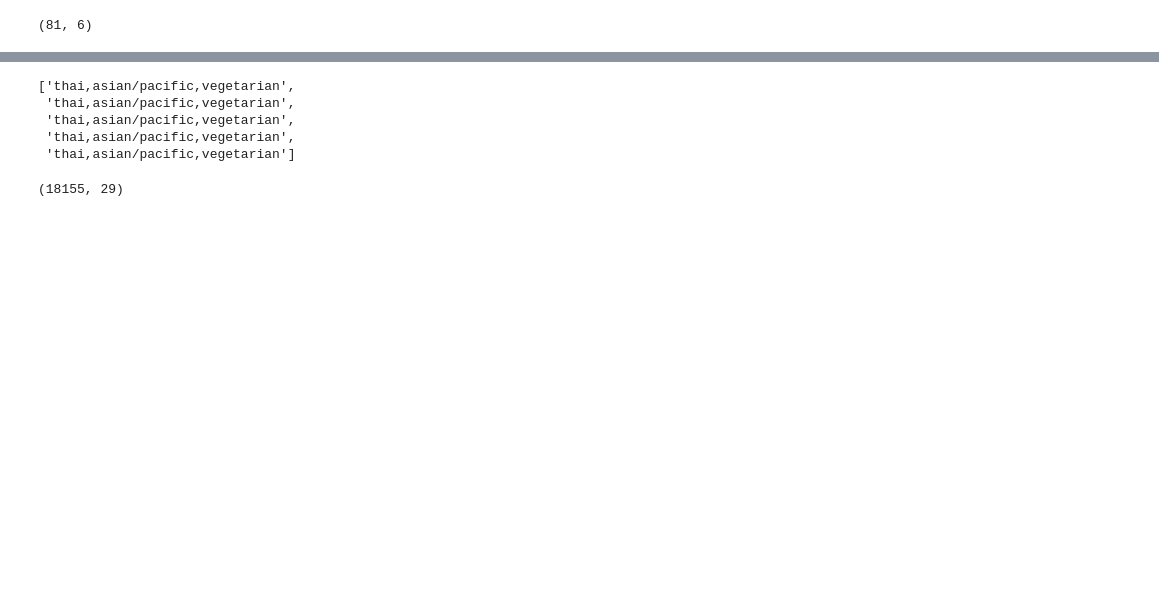
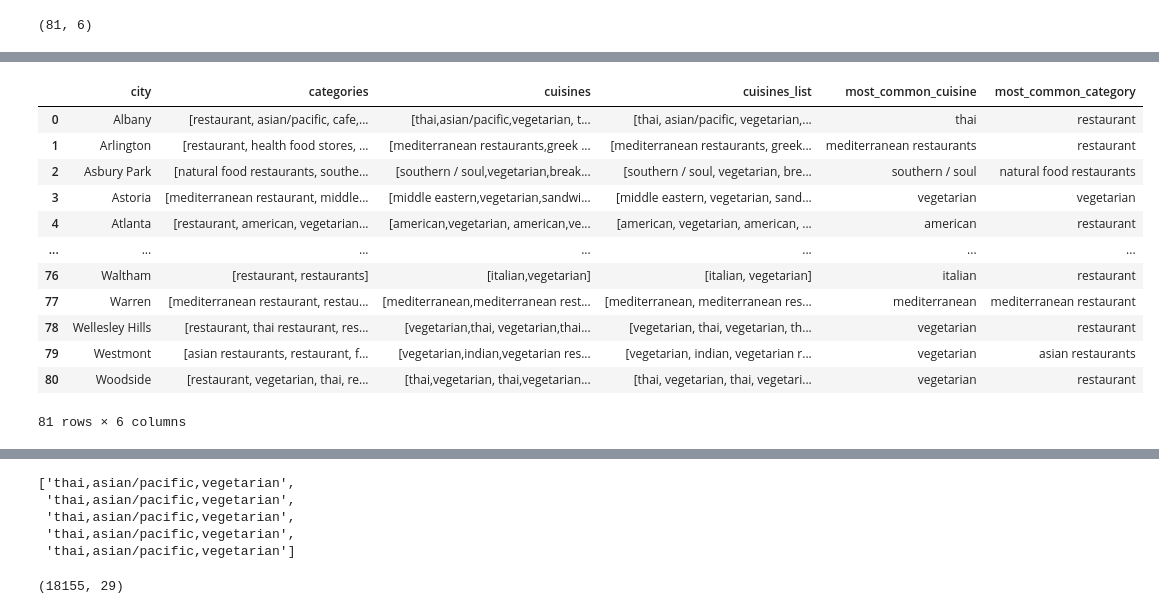
Before and after one commit to krips2398/vegan-planet, a Jupyter notebook: data_transformation/data_transformation.ipynb, the cells around one changed output, grey strips where cells are left out. Cells and saved outputs as stored; diff of their text form; code cells hidden in the pictures; blank space fills up the shorter version.

```diff
--- a/data_transformation/data_transformation.ipynb
+++ b/data_transformation/data_transformation.ipynb
@@ -640,3 +649,19 @@ df_modified
 | 80 | Woodside | [restaurant, vegetarian, thai, re... | [thai,vegetarian, thai,vegetarian... | [thai, vegetarian, thai, vegetari... | vegetarian | restaurant |
 81 rows × 6 columns
+# %%
+df_modified
+# %% [output]
+|  | city | categories | cuisines | cuisines_list | most_common_cuisine | most_common_category |
+| 0 | Albany | [restaurant, asian/pacific, cafe,... | [thai,asian/pacific,vegetarian, t... | [thai, asian/pacific, vegetarian,... | thai | restaurant |
+| 1 | Arlington | [restaurant, health food stores, ... | [mediterranean restaurants,greek ... | [mediterranean restaurants, greek... | mediterranean restaurants | restaurant |
+| 2 | Asbury Park | [natural food restaurants, southe... | [southern / soul,vegetarian,break... | [southern / soul, vegetarian, bre... | southern / soul | natural food restaurants |
+| 3 | Astoria | [mediterranean restaurant, middle... | [middle eastern,vegetarian,sandwi... | [middle eastern, vegetarian, sand... | vegetarian | vegetarian |
+| 4 | Atlanta | [restaurant, american, vegetarian... | [american,vegetarian, american,ve... | [american, vegetarian, american, ... | american | restaurant |
+| ... | ... | ... | ... | ... | ... | ... |
+| 76 | Waltham | [restaurant, restaurants] | [italian,vegetarian] | [italian, vegetarian] | italian | restaurant |
+| 77 | Warren | [mediterranean restaurant, restau... | [mediterranean,mediterranean rest... | [mediterranean, mediterranean res... | mediterranean | mediterranean restaurant |
+| 78 | Wellesley Hills | [restaurant, thai restaurant, res... | [vegetarian,thai, vegetarian,thai... | [vegetarian, thai, vegetarian, th... | vegetarian | restaurant |
+| 79 | Westmont | [asian restaurants, restaurant, f... | [vegetarian,indian,vegetarian res... | [vegetarian, indian, vegetarian r... | vegetarian | asian restaurants |
+| 80 | Woodside | [restaurant, vegetarian, thai, re... | [thai,vegetarian, thai,vegetarian... | [thai, vegetarian, thai, vegetari... | vegetarian | restaurant |
+81 rows × 6 columns
 # %%
```
Also changed, not shown: parts of 9 cells of this notebook, 26 other files.
